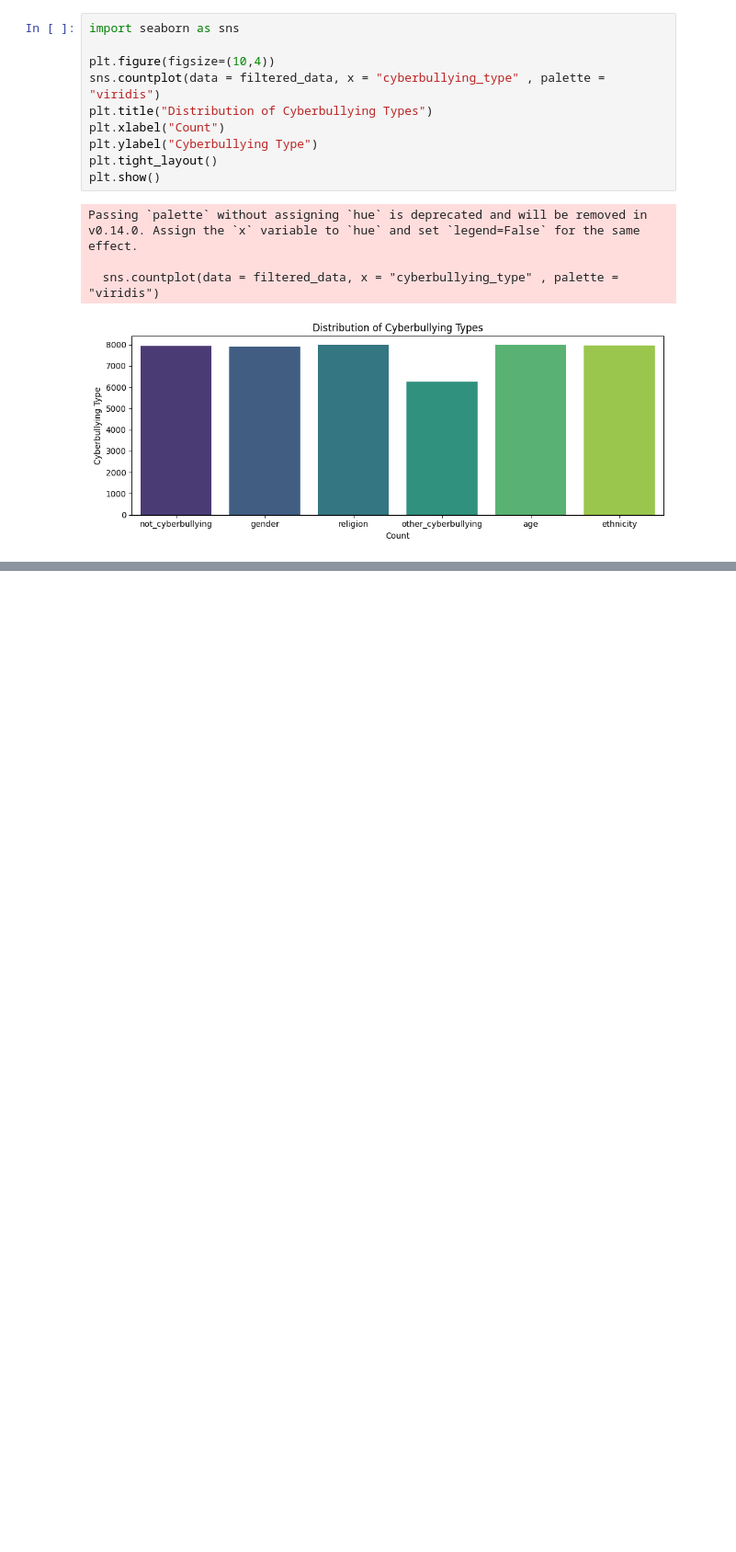
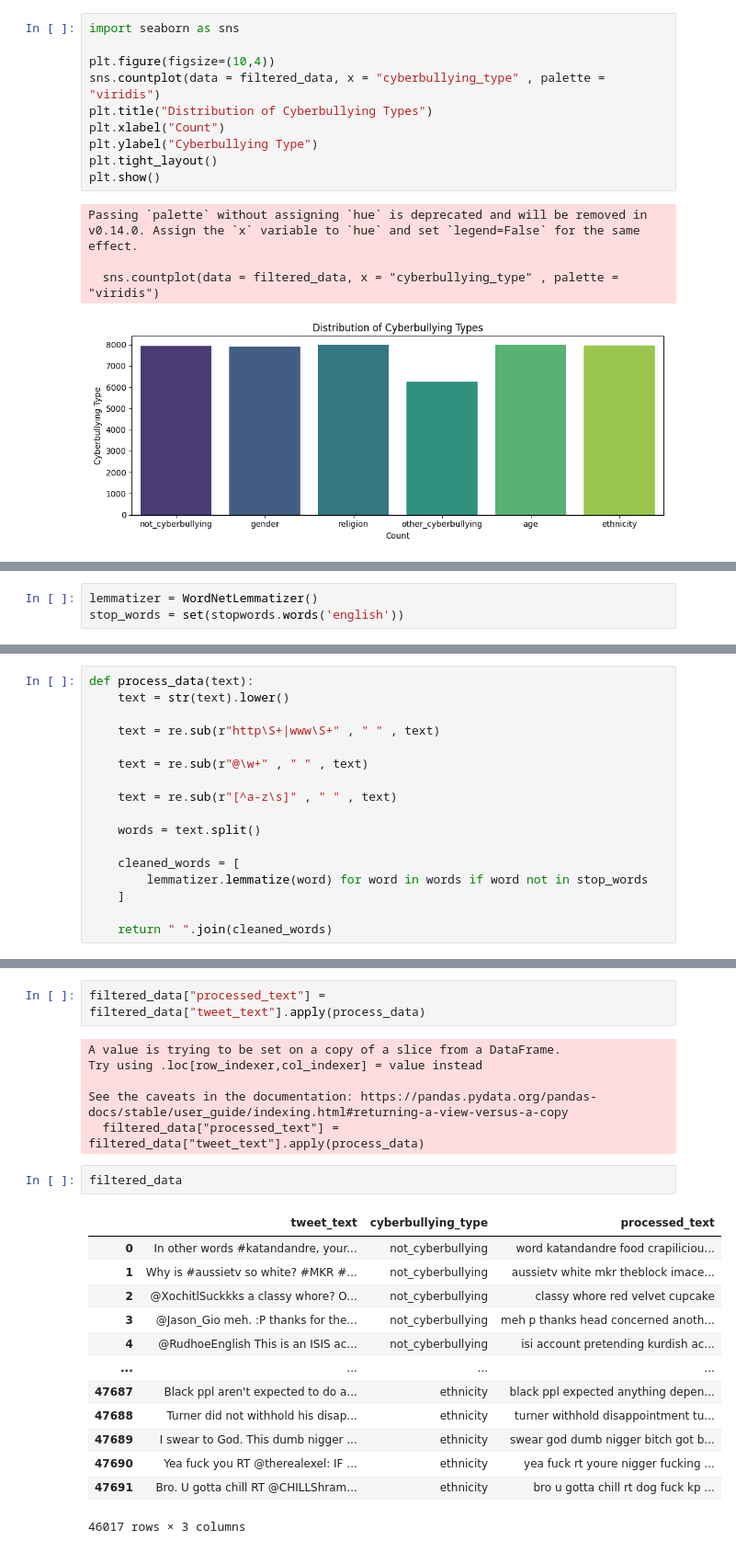
Before and after one commit to bhushan-rathod3/CyberBullying-Detection, a Jupyter notebook: cyberbullying.ipynb, the cells around one changed output, grey strips where cells are left out. Shown at 92% size. Cells and saved outputs as stored; diff of their text form; blank space fills up the shorter version.

Commit message:
Data Preprocessing(NLP)

```diff
--- a/cyberbullying.ipynb
+++ b/cyberbullying.ipynb
@@ -101,0 +122,3 @@ Passing `palette` without assigning `hue` is deprecated and will be removed in v
+# %%
+lemmatizer = WordNetLemmatizer()
+stop_words = set(stopwords.words('english'))
@@ -101,0 +145,17 @@ Passing `palette` without assigning `hue` is deprecated and will be removed in v
+# %%
+def process_data(text):
+    text = str(text).lower()
+
+    text = re.sub(r"http\S+|www\S+" , " " , text)
+
+    text = re.sub(r"@\w+" , " " , text)
+
+    text = re.sub(r"[^a-z\s]" , " " , text)
+
+    words = text.split()
+
+    cleaned_words = [
+        lemmatizer.lemmatize(word) for word in words if word not in stop_words
+    ]
+
+    return " ".join(cleaned_words)
@@ -101,0 +178,24 @@ Passing `palette` without assigning `hue` is deprecated and will be removed in v
+# %%
+filtered_data["processed_text"] = filtered_data["tweet_text"].apply(process_data)
+# %% [output]
+A value is trying to be set on a copy of a slice from a DataFrame.
+Try using .loc[row_indexer,col_indexer] = value instead
+
+See the caveats in the documentation: https://pandas.pydata.org/pandas-docs/stable/user_guide/indexing.html#returning-a-view-versus-a-copy
+  filtered_data["processed_text"] = filtered_data["tweet_text"].apply(process_data)
+# %%
+filtered_data
+# %% [output]
+|  | tweet_text | cyberbullying_type | processed_text |
+| 0 | In other words #katandandre, your... | not_cyberbullying | word katandandre food crapiliciou... |
+| 1 | Why is #aussietv so white? #MKR #... | not_cyberbullying | aussietv white mkr theblock imace... |
+| 2 | @XochitlSuckkks a classy whore? O... | not_cyberbullying | classy whore red velvet cupcake |
+| 3 | @Jason_Gio meh. :P thanks for the... | not_cyberbullying | meh p thanks head concerned anoth... |
+| 4 | @RudhoeEnglish This is an ISIS ac... | not_cyberbullying | isi account pretending kurdish ac... |
+| ... | ... | ... | ... |
+| 47687 | Black ppl aren't expected to do a... | ethnicity | black ppl expected anything depen... |
+| 47688 | Turner did not withhold his disap... | ethnicity | turner withhold disappointment tu... |
+| 47689 | I swear to God. This dumb nigger ... | ethnicity | swear god dumb nigger bitch got b... |
+| 47690 | Yea fuck you RT @therealexel: IF ... | ethnicity | yea fuck rt youre nigger fucking ... |
+| 47691 | Bro. U gotta chill RT @CHILLShram... | ethnicity | bro u gotta chill rt dog fuck kp ... |
+46017 rows × 3 columns
```
Also changed, not shown: parts of 8 cells of this notebook.
